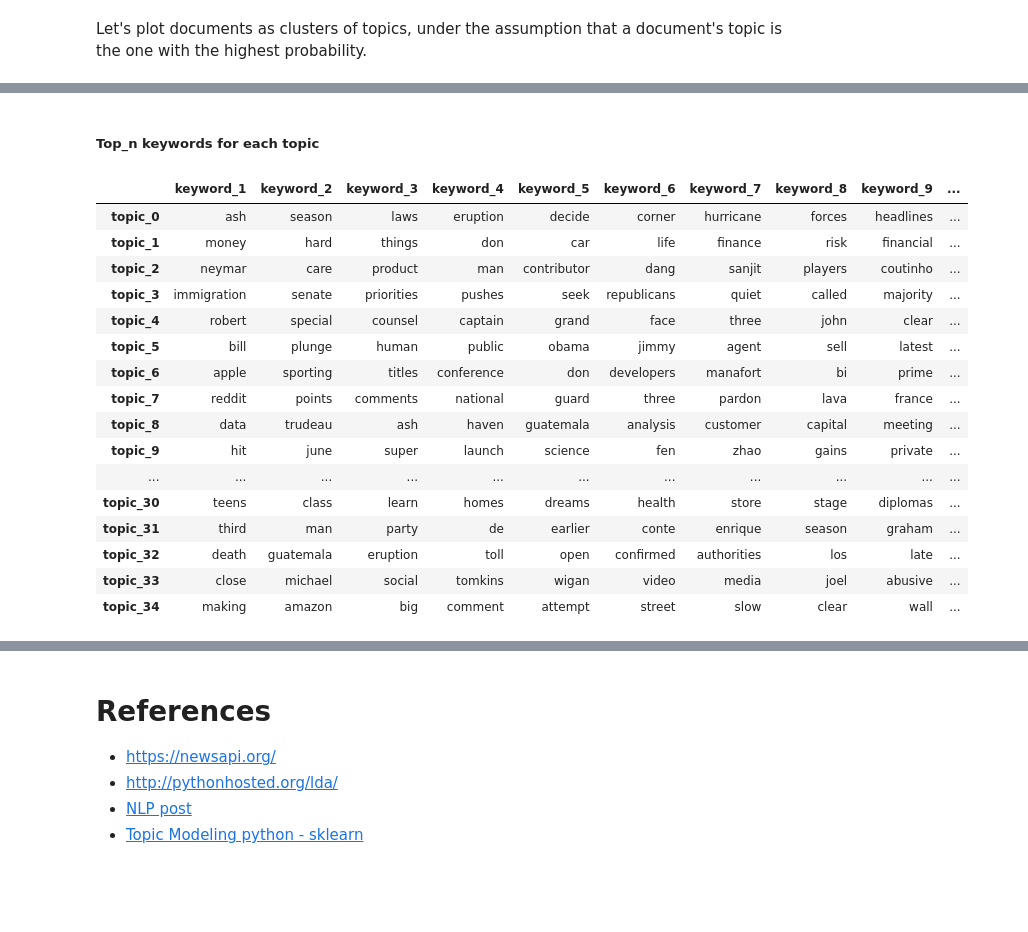
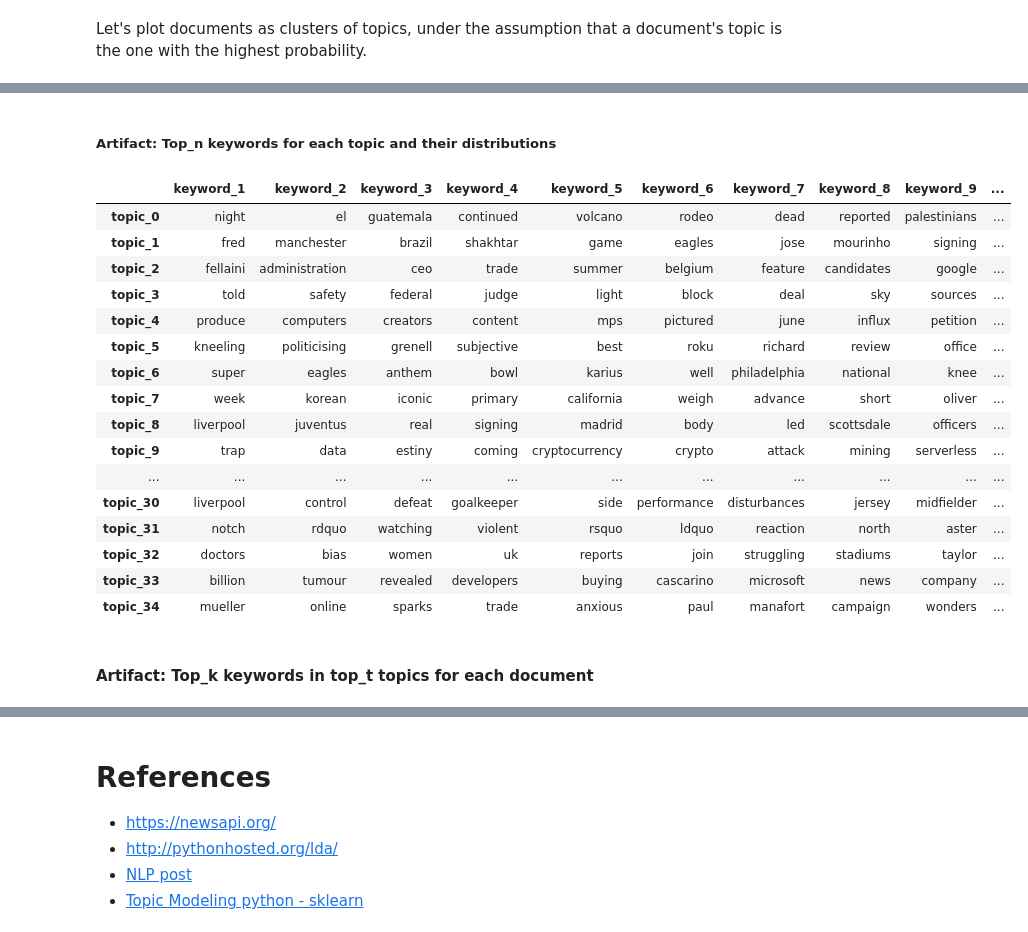
Before and after one commit to kaushikbar/text-analytics, a Jupyter notebook: moodys_demo.ipynb, the cells around one changed output, grey strips where cells are left out. Saved outputs shown, nothing was run; the diff lists cells and outputs as text; code cells hidden in the pictures; blank space fills up the shorter version.

```diff
--- a/moodys_demo.ipynb
+++ b/moodys_demo.ipynb
@@ -622,25 +623,26 @@ Loading BokehJS ...
 [interactive output not drawn]
 [interactive output not drawn]
 # %% [markdown]
-##### Top_n keywords for each topic
+##### Artifact: Top_n keywords for each topic and their distributions
 # %%
-display_topics(best_model, 10)
+topics_df = display_topics(best_model, 10)
+topics_df
 # %% [output]
 |  | keyword_1 | keyword_2 | keyword_3 | keyword_4 | keyword_5 | keyword_6 | keyword_7 | keyword_8 | keyword_9 | ... |
-| topic_0 | ash | season | laws | eruption | decide | corner | hurricane | forces | headlines | ... |
-| topic_1 | money | hard | things | don | car | life | finance | risk | financial | ... |
-| topic_2 | neymar | care | product | man | contributor | dang | sanjit | players | coutinho | ... |
-| topic_3 | immigration | senate | priorities | pushes | seek | republicans | quiet | called | majority | ... |
-| topic_4 | robert | special | counsel | captain | grand | face | three | john | clear | ... |
-| topic_5 | bill | plunge | human | public | obama | jimmy | agent | sell | latest | ... |
-| topic_6 | apple | sporting | titles | conference | don | developers | manafort | bi | prime | ... |
-| topic_7 | reddit | points | comments | national | guard | three | pardon | lava | france | ... |
-| topic_8 | data | trudeau | ash | haven | guatemala | analysis | customer | capital | meeting | ... |
-| topic_9 | hit | june | super | launch | science | fen | zhao | gains | private | ... |
+| topic_0 | night | el | guatemala | continued | volcano | rodeo | dead | reported | palestinians | ... |
+| topic_1 | fred | manchester | brazil | shakhtar | game | eagles | jose | mourinho | signing | ... |
+| topic_2 | fellaini | administration | ceo | trade | summer | belgium | feature | candidates | google | ... |
+| topic_3 | told | safety | federal | judge | light | block | deal | sky | sources | ... |
+| topic_4 | produce | computers | creators | content | mps | pictured | june | influx | petition | ... |
+| topic_5 | kneeling | politicising | grenell | subjective | best | roku | richard | review | office | ... |
+| topic_6 | super | eagles | anthem | bowl | karius | well | philadelphia | national | knee | ... |
+| topic_7 | week | korean | iconic | primary | california | weigh | advance | short | oliver | ... |
+| topic_8 | liverpool | juventus | real | signing | madrid | body | led | scottsdale | officers | ... |
+| topic_9 | trap | data | estiny | coming | cryptocurrency | crypto | attack | mining | serverless | ... |
 | ... | ... | ... | ... | ... | ... | ... | ... | ... | ... | ... |
-| topic_30 | teens | class | learn | homes | dreams | health | store | stage | diplomas | ... |
-| topic_31 | third | man | party | de | earlier | conte | enrique | season | graham | ... |
-| topic_32 | death | guatemala | eruption | toll | open | confirmed | authorities | los | late | ... |
-| topic_33 | close | michael | social | tomkins | wigan | video | media | joel | abusive | ... |
-| topic_34 | making | amazon | big | comment | attempt | street | slow | clear | wall | ... |
+| topic_30 | liverpool | control | defeat | goalkeeper | side | performance | disturbances | jersey | midfielder | ... |
+| topic_31 | notch | rdquo | watching | violent | rsquo | ldquo | reaction | north | aster | ... |
+| topic_32 | doctors | bias | women | uk | reports | join | struggling | stadiums | taylor | ... |
+| topic_33 | billion | tumour | revealed | developers | buying | cascarino | microsoft | news | company | ... |
+| topic_34 | mueller | online | sparks | trade | anxious | paul | manafort | campaign | wonders | ... |
 # %%
@@ -650,0 +651,2 @@ pyLDAvis.save_html(panel, './plots/pyLDAvis.html')
+# %% [markdown]
+#### Artifact: Top_k keywords in top_t topics for each document
```
Also changed, not shown: parts of 32 cells of this notebook.
